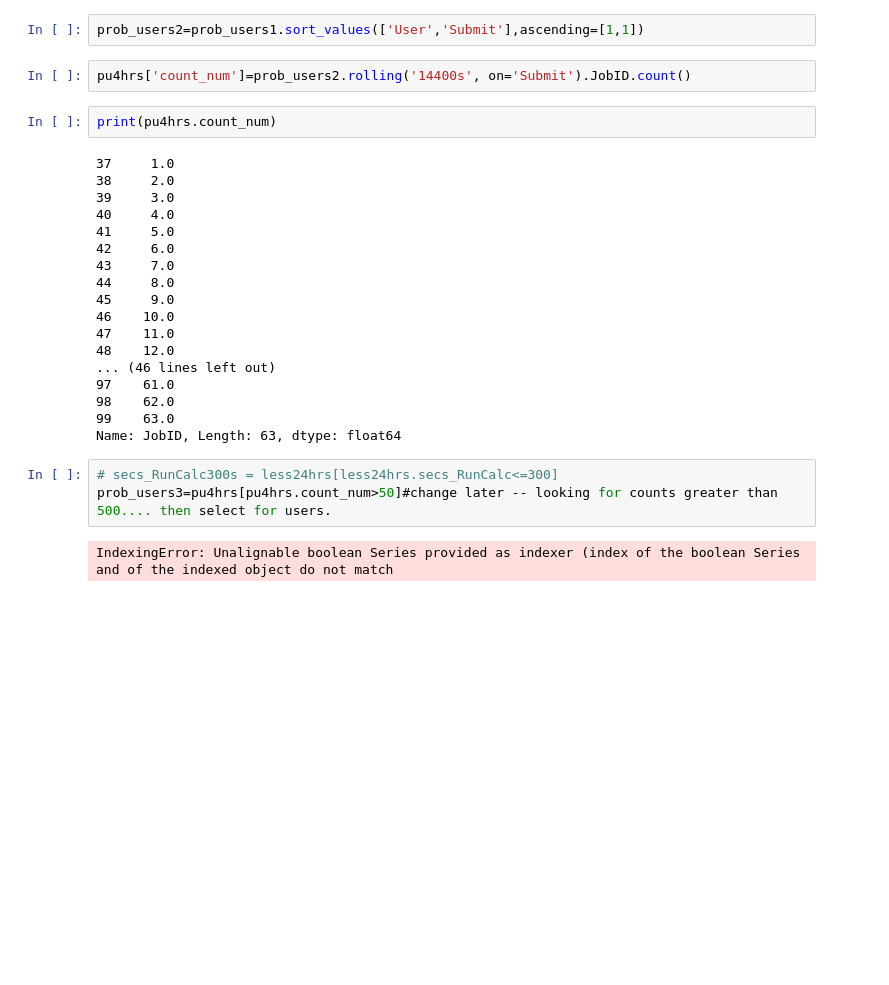
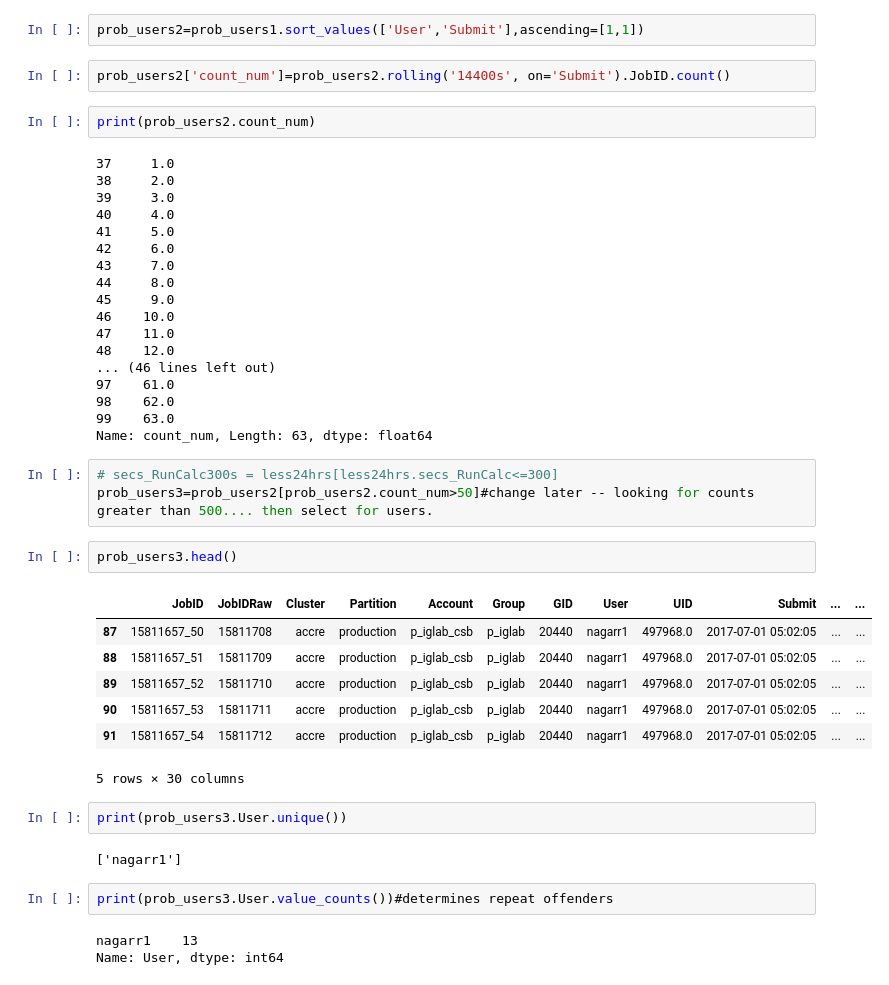
Before and after one commit to Cjcarlevato/data-question-2-dream-crushers, a Jupyter notebook: ACCREdata.ipynb, the cells around one changed output. Cells and saved outputs as stored; diff of their text form; blank space fills up the shorter version.

```diff
--- a/ACCREdata.ipynb
+++ b/ACCREdata.ipynb
@@ -320,9 +320,9 @@ Name: Submit, dtype: datetime64[ns]
 # %%
 prob_users2=prob_users1.sort_values(['User','Submit'],ascending=[1,1])
 # %%
-pu4hrs['count_num']=prob_users2.rolling('14400s', on='Submit').JobID.count()
+prob_users2['count_num']=prob_users2.rolling('14400s', on='Submit').JobID.count()
 # %%
-print(pu4hrs.count_num)
+print(prob_users2.count_num)
 # %% [output]
 37     1.0
 38     2.0
@@ -340,9 +340,26 @@ print(pu4hrs.count_num)
 97    61.0
 98    62.0
 99    63.0
-Name: JobID, Length: 63, dtype: float64
+Name: count_num, Length: 63, dtype: float64
 # %%
 # secs_RunCalc300s = less24hrs[less24hrs.secs_RunCalc<=300]
-prob_users3=pu4hrs[pu4hrs.count_num>50]#change later -- looking for counts greater than 500.... then select for users.
+prob_users3=prob_users2[prob_users2.count_num>50]#change later -- looking for counts greater than 500.... then select for users.
-# %% [output]
-IndexingError: Unalignable boolean Series provided as indexer (index of the boolean Series and of the indexed object do not match
+# %%
+prob_users3.head()
+# %% [output]
+|  | JobID | JobIDRaw | Cluster | Partition | Account | Group | GID | User | UID | Submit | ... | ... |
+| 87 | 15811657_50 | 15811708 | accre | production | p_iglab_csb | p_iglab | 20440 | nagarr1 | 497968.0 | 2017-07-01 05:02:05 | ... | ... |
+| 88 | 15811657_51 | 15811709 | accre | production | p_iglab_csb | p_iglab | 20440 | nagarr1 | 497968.0 | 2017-07-01 05:02:05 | ... | ... |
+| 89 | 15811657_52 | 15811710 | accre | production | p_iglab_csb | p_iglab | 20440 | nagarr1 | 497968.0 | 2017-07-01 05:02:05 | ... | ... |
+| 90 | 15811657_53 | 15811711 | accre | production | p_iglab_csb | p_iglab | 20440 | nagarr1 | 497968.0 | 2017-07-01 05:02:05 | ... | ... |
+| 91 | 15811657_54 | 15811712 | accre | production | p_iglab_csb | p_iglab | 20440 | nagarr1 | 497968.0 | 2017-07-01 05:02:05 | ... | ... |
+5 rows × 30 columns
+# %%
+print(prob_users3.User.unique())
+# %% [output]
+['nagarr1']
+# %%
+print(prob_users3.User.value_counts())#determines repeat offenders
+# %% [output]
+nagarr1    13
+Name: User, dtype: int64
```
Also changed, not shown: parts of 5 cells of this notebook, 1 other file.
